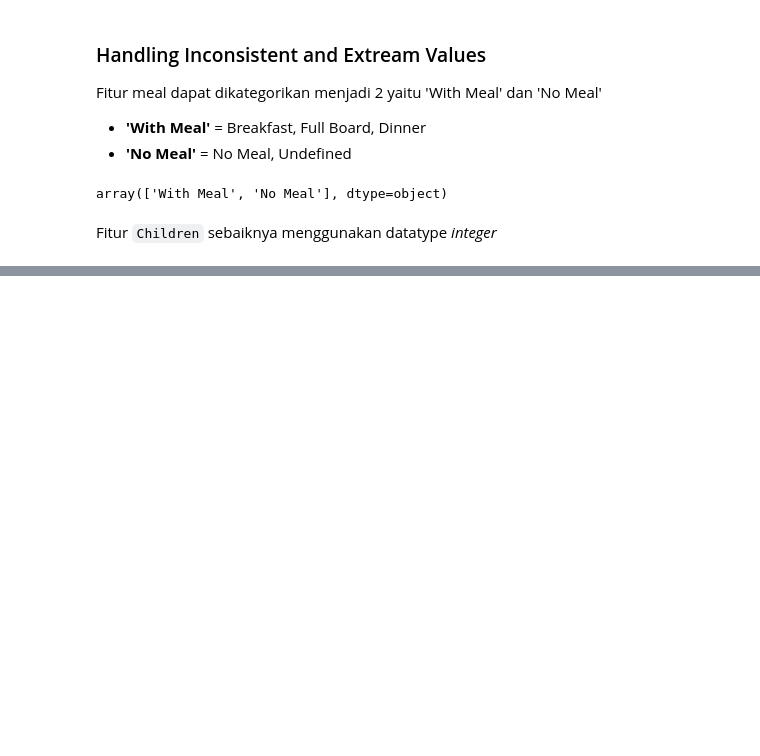
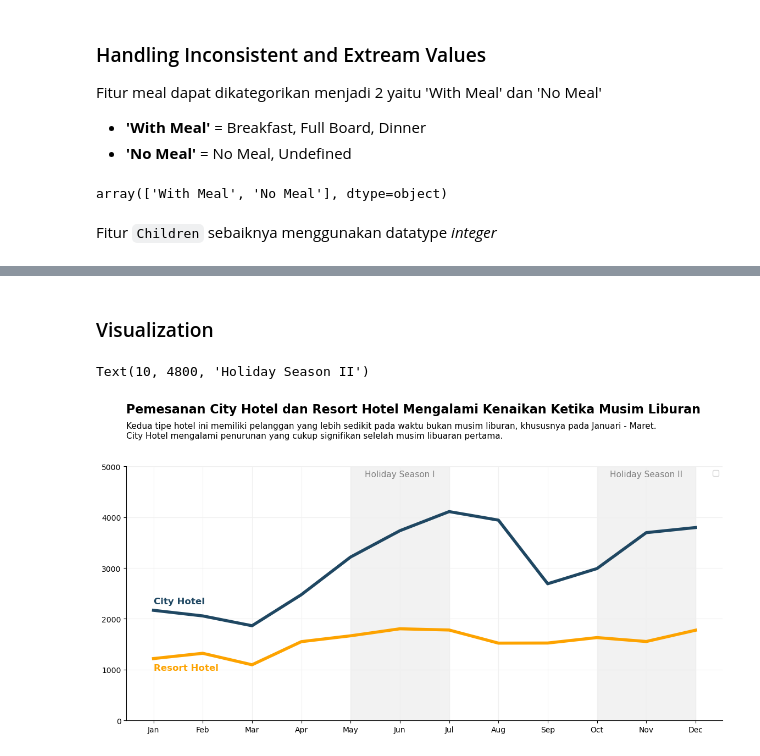
Before and after one commit to imalfunadam/Investigate-Hotel-Business-using-Data-Visualization, a Jupyter notebook: Investigate-Hotel-Business-using-Data-Visualization.ipynb, the cells around one changed output, grey strips where cells are left out. Saved outputs shown, nothing was run; the diff lists cells and outputs as text; code cells hidden in the pictures; blank space fills up the shorter version.

```diff
--- a/Investigate-Hotel-Business-using-Data-Visualization.ipynb
+++ b/Investigate-Hotel-Business-using-Data-Visualization.ipynb
@@ -288,0 +397,4 @@ df_clean['children'] = df_clean['children'].astype('int64')
+# %%
+# membuat summary dari aggregasi total booking per month
+monthly_booking = df_c.groupby(['hotel', 'arrival_date_month'])['arrival_date_year'].agg(['nunique', 'count']).reset_index()
+monthly_booking
@@ -288,0 +423,4 @@ df_clean['children'] = df_clean['children'].astype('int64')
+# %%
+# menghitung rata-rata dari count dibagi nunique
+monthly_booking['average'] = round(monthly_booking['count']/monthly_booking['nunique'])
+monthly_booking
@@ -288,0 +447,6 @@ df_clean['children'] = df_clean['children'].astype('int64')
+# %%
+months = ['Jan', 'Feb', 'Mar', 'Apr', 'May', 'Jun', 'Jul', 'Aug', 'Sep', 'Oct', 'Nov', 'Dec']
+#---------------------------------------------------------------------------------------------
+monthly_booking['month'] = monthly_booking['arrival_date_month'].str[:3]
+monthly_booking['month'] = pd.Categorical(monthly_booking['month'], categories=months)
+monthly_booking.sort_values('month')
@@ -288,0 +471,44 @@ df_clean['children'] = df_clean['children'].astype('int64')
+# %% [markdown]
+### Visualization
+# %%
+plt.style.use('default')
+fig, ax = plt.subplots()
+fig.set_size_inches(14,6)
+ax.spines["top"].set_visible(False)
+ax.spines["right"].set_visible(False)
+
+# -----------------------------------------------------------------------------------------------------------------------------
+# membuat plot
+sns.lineplot(x='month', y='average', hue='hotel', data= monthly_booking, palette=['#1f4762', '#fda300'], linewidth=4)
+plt.grid(color='#f0f0f0')
+plt.ylim(0,5000)
+
+# -----------------------------------------------------------------------------------------------------------------------------
+# mengatur label
+plt.tick_params(axis='both', which='major', labelsize=10)
+plt.ylabel('')
+plt.xlabel('')
+
+# -----------------------------------------------------------------------------------------------------------------------------
+# legend
+plt.legend([])
+plt.text(x=0, y=2300, s='City Hotel', fontsize=12, color='#1f4762', ha='left', fontweight='bold')
+plt.text(x=0, y=990, s='Resort Hotel', fontsize=12, color='#fda300', ha='left', fontweight='bold')
+
+# -----------------------------------------------------------------------------------------------------------------------------
+# menambahkan judul dan deskripsi
+plt.title('Pemesanan City Hotel dan Resort Hotel Mengalami Kenaikan Ketika Musim Liburan', fontsize=16, pad=70, loc='left',fontweight='bold')
+plt.text(y = 5700, x = -0.55, s = 'Kedua tipe hotel ini memiliki pelanggan yang lebih sedikit pada waktu bukan musim liburan, khususnya pada Januari - Maret. \nCity Hotel mengalami penurunan yang cukup signifikan selelah musim libuaran pertama.',
+         ha='left', va='center', size=11)
+
+# -----------------------------------------------------------------------------------------------------------------------------
+#set holiday season I
+plt.stackplot([4, 5, 6], [5000], color='grey', alpha=0.1)
+plt.text(x=5, y=4800, s='Holiday Season I', fontsize=11, color='grey', ha='center')
+
+#set holiday season
+plt.stackplot([9, 10, 11], [5000], color='grey', alpha=0.1)
+plt.text(x=10, y=4800, s='Holiday Season II', fontsize=11, color='grey', ha='center')
+# %% [output]
+Text(10, 4800, 'Holiday Season II')
+[figure, added]
```
Also changed, not shown: parts of 46 cells of this notebook.
